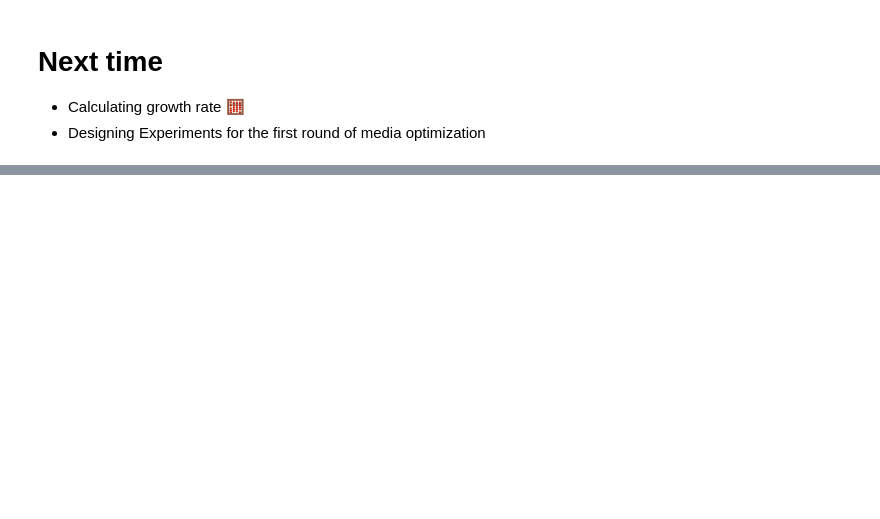
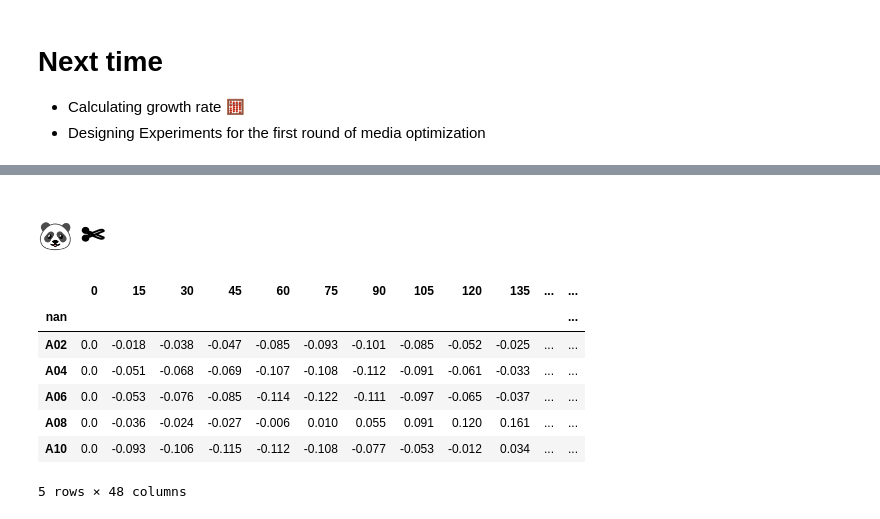
Before and after one commit to UoMMIB/Python-Club, a Jupyter notebook: Tutorials/Design-of-Experiments.ipynb, the cells around one changed output, grey strips where cells are left out. Cells and saved outputs as stored; diff of their text form; code cells hidden in the pictures; blank space fills up the shorter version.

```diff
--- a/Tutorials/Design-of-Experiments.ipynb
+++ b/Tutorials/Design-of-Experiments.ipynb
@@ -174,0 +252,15 @@ DesignOfExpAnswers.quick_plot(df.subtract(df[0], axis=0))
+# %% [markdown]
+# 🐼 ✄
+# %%
+x = df.subtract(df[0], axis=0) # subtract baseline
+x = x.iloc[1::2,:] # every other row - only wells with cells
+x.head()
+# %% [output]
+|  | 0 | 15 | 30 | 45 | 60 | 75 | 90 | 105 | 120 | 135 | ... | ... |
+| nan |  |  |  |  |  |  |  |  |  |  |  | ... |
+| A02 | 0.0 | -0.018 | -0.038 | -0.047 | -0.085 | -0.093 | -0.101 | -0.085 | -0.052 | -0.025 | ... | ... |
+| A04 | 0.0 | -0.051 | -0.068 | -0.069 | -0.107 | -0.108 | -0.112 | -0.091 | -0.061 | -0.033 | ... | ... |
+| A06 | 0.0 | -0.053 | -0.076 | -0.085 | -0.114 | -0.122 | -0.111 | -0.097 | -0.065 | -0.037 | ... | ... |
+| A08 | 0.0 | -0.036 | -0.024 | -0.027 | -0.006 | 0.010 | 0.055 | 0.091 | 0.120 | 0.161 | ... | ... |
+| A10 | 0.0 | -0.093 | -0.106 | -0.115 | -0.112 | -0.108 | -0.077 | -0.053 | -0.012 | 0.034 | ... | ... |
+5 rows × 48 columns
```
Also changed, not shown: parts of 16 cells of this notebook, 1 other file.
